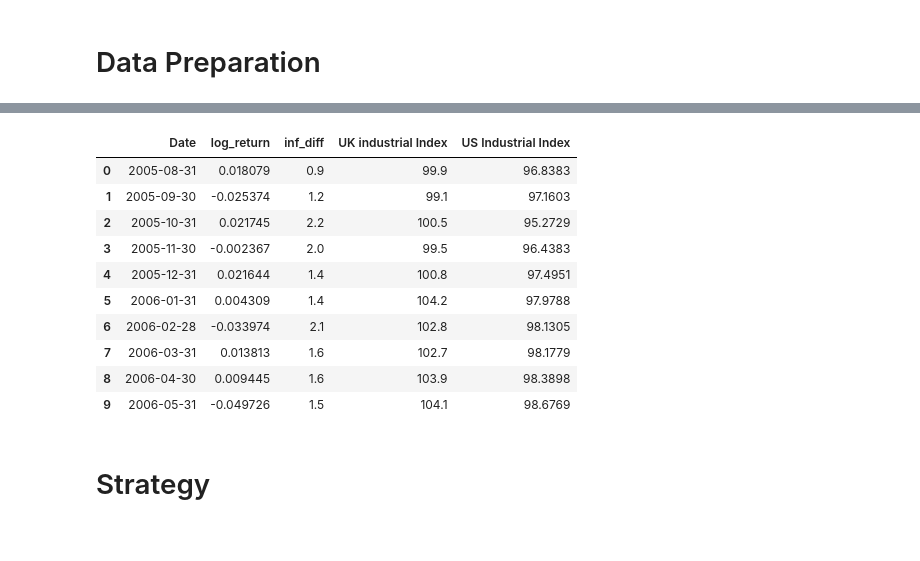
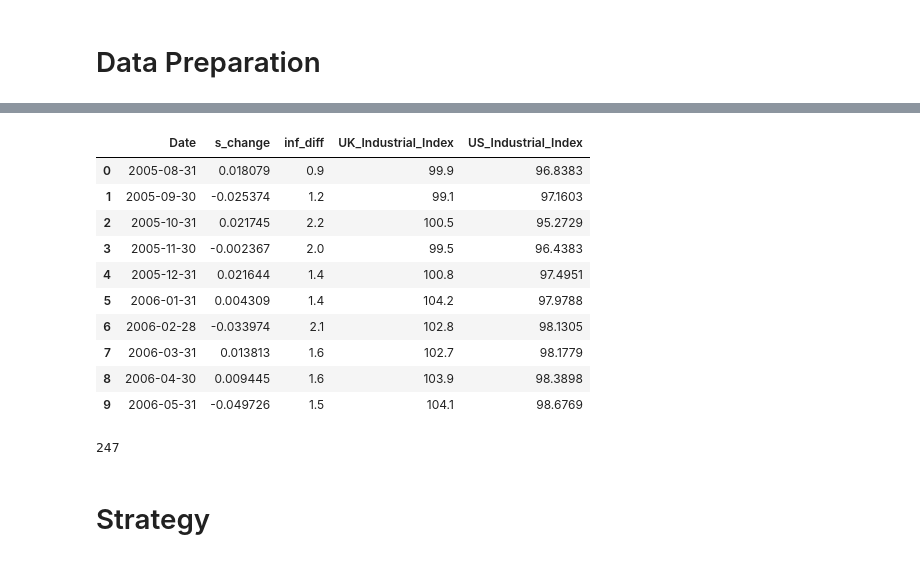
Before and after one commit to luisjo819UCLA/Portfolio-Finance-Project, a Jupyter notebook: GroupProject-1_applying .last function.ipynb, the cells around one changed output, grey strips where cells are left out. Drawn from its saved outputs; the diff is of its cells as text; code cells hidden in the pictures.

```diff
--- a/GroupProject-1_applying .last function.ipynb
+++ b/GroupProject-1_applying .last function.ipynb
@@ -213,5 +218,5 @@ df2
 ### Data Cleaning : Use observations from 1973M3 to October 2022
 ## Dependent Variable : s_t+1, s_t
 # s_current : log of nominal exchange rates at t
-s_change = df2.loc[26:len(df2),'log_return'].reset_index(drop=True) #Why reset index? To combine into a single data set later
+s_change = df2.loc[26:len(df2)-2,'log_return'].reset_index(drop=True) #Why reset index? To combine into a single data set later
 s_change = s_change.rename('s_change')
@@ -231,25 +223,25 @@ Name: log_return, Length: 221, dtype: float64
 # %%
 ## Independent Variables
 # inf_us, inf_df2 : us inflation at t, df2 inflation at t
-inf_df2 = df2.loc[26:len(df2),'UK YoY CPI'].reset_index(drop=True)
-inf_us = df2.loc[26:len(df2),'US YoY CPI'].reset_index(drop=True)
+inf_df2 = df2.loc[26:len(df2)-2,'UK YoY CPI'].reset_index(drop=True)
+inf_us = df2.loc[26:len(df2)-2,'US YoY CPI'].reset_index(drop=True)
 inf_diff = inf_us - inf_df2
 inf_diff = inf_diff.rename('inf_diff')
 
 # output_us, output_df2 : us output at t, df2 output at t
-output_uk = df2.loc[26:len(df2),'UK industrial Index'].reset_index(drop=True)
-output_us = df2.loc[26:len(df2),'US Industrial Index'].reset_index(drop=True)
+output_uk = df2.loc[26:len(df2)-2,'UK_Industrial_Index'].reset_index(drop=True)
+output_us = df2.loc[26:len(df2)-2,'US_Industrial_Index'].reset_index(drop=True)
 
 
 # date : Time at t+1
 date = df2.loc[27:,'Date'].reset_index(drop=True)
 
 
 # Combine all variables into a new data set
 df2_const = pd.concat([date,  s_change, inf_diff, output_uk, output_us], axis=1)
 df2_const.head(10)
 # %% [output]
-|  | Date | log_return | inf_diff | UK industrial Index | US Industrial Index |
+|  | Date | s_change | inf_diff | UK_Industrial_Index | US_Industrial_Index |
 | 0 | 2005-08-31 | 0.018079 | 0.9 | 99.9 | 96.8383 |
 | 1 | 2005-09-30 | -0.025374 | 1.2 | 99.1 | 97.1603 |
 | 2 | 2005-10-31 | 0.021745 | 2.2 | 100.5 | 95.2729 |
@@ -260,6 +252,10 @@ df2_const.head(10)
 | 7 | 2006-03-31 | 0.013813 | 1.6 | 102.7 | 98.1779 |
 | 8 | 2006-04-30 | 0.009445 | 1.6 | 103.9 | 98.3898 |
 | 9 | 2006-05-31 | -0.049726 | 1.5 | 104.1 | 98.6769 |
+# %%
+len(df2)
+# %% [output]
+247
 # %% [markdown]
 # Strategy
 # %%
```
Also changed, not shown: parts of 11 cells of this notebook.
